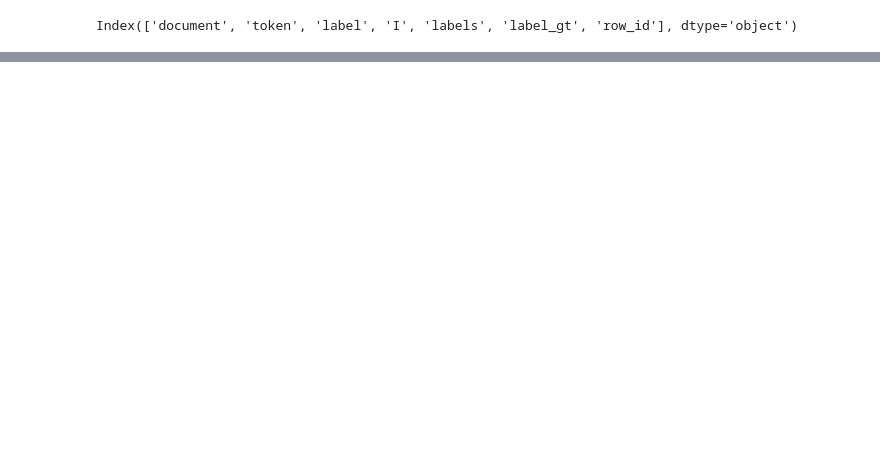
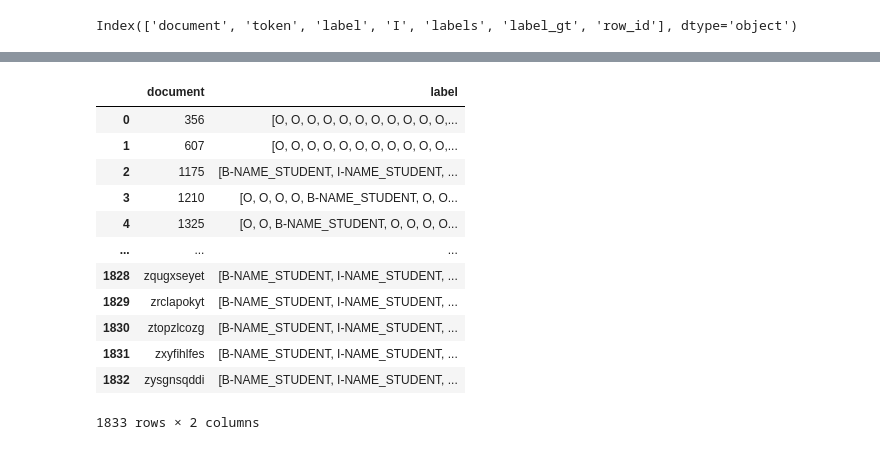
Before and after one commit to amedprof/PII-Data-Detection, a Jupyter notebook: notebook/inference.ipynb, the cells around one changed output, grey strips where cells are left out. Cells and saved outputs as stored; diff of their text form; code cells hidden in the pictures; blank space fills up the shorter version.

```diff
--- a/notebook/inference.ipynb
+++ b/notebook/inference.ipynb
@@ -335,4 +358,13 @@ pred_df_dv3.sample(10)
 # p = pred_df_dv3.copy()
 # %%
 # pred_df = p.copy()
+# %%
+pred_df = pred_df_dv3.copy()#pred_df_dv3[(pred_df_dv3.label!=7) & (pred_df_dv3.score>0.15)].reset_index(drop=True)
+# %%
+pred_df["label_next_e_prev"] = pred_df.groupby('document')['label'].transform(lambda x: (x.shift(1)==x.shift(-1))*1)
+pred_df["label_next"] = pred_df.groupby('document')['label'].transform(lambda x: x.shift(1))
+pred_df["label_next_e_prev"] = ((pred_df["label_next_e_prev"]==1) & (pred_df["label_next"]==6))*1
+pred_df["score_next"] = pred_df.groupby('document')['score'].transform(lambda x: x.shift(1))
+pred_df.loc[pred_df["label_next_e_prev"]==1,"label"] = pred_df.loc[pred_df["label_next_e_prev"]==1,"label_next"]
+pred_df.loc[pred_df["label_next_e_prev"]==1,"score"] = pred_df.loc[pred_df["label_next_e_prev"]==1,"score_next"]
 # %%
@@ -602,0 +419,16 @@ pred_df.score.hist()
+# %%
+dx
+# %% [output]
+|  | document | label |
+| 0 | 356 | [O, O, O, O, O, O, O, O, O, O, O,... |
+| 1 | 607 | [O, O, O, O, O, O, O, O, O, O, O,... |
+| 2 | 1175 | [B-NAME_STUDENT, I-NAME_STUDENT, ... |
+| 3 | 1210 | [O, O, O, O, B-NAME_STUDENT, O, O... |
+| 4 | 1325 | [O, O, B-NAME_STUDENT, O, O, O, O... |
+| ... | ... | ... |
+| 1828 | zqugxseyet | [B-NAME_STUDENT, I-NAME_STUDENT, ... |
+| 1829 | zrclapokyt | [B-NAME_STUDENT, I-NAME_STUDENT, ... |
+| 1830 | ztopzlcozg | [B-NAME_STUDENT, I-NAME_STUDENT, ... |
+| 1831 | zxyfihlfes | [B-NAME_STUDENT, I-NAME_STUDENT, ... |
+| 1832 | zysgnsqddi | [B-NAME_STUDENT, I-NAME_STUDENT, ... |
+1833 rows × 2 columns
```
Also changed, not shown: parts of 58 cells of this notebook, 9 other files.
